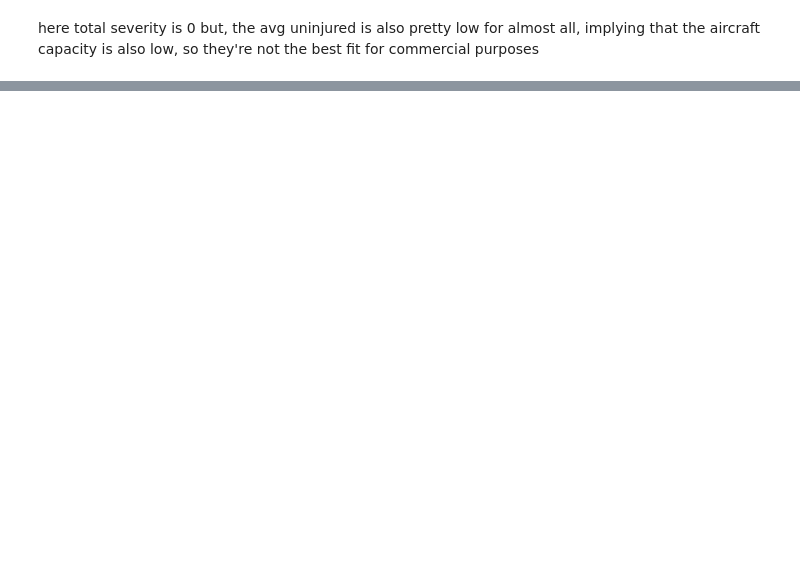
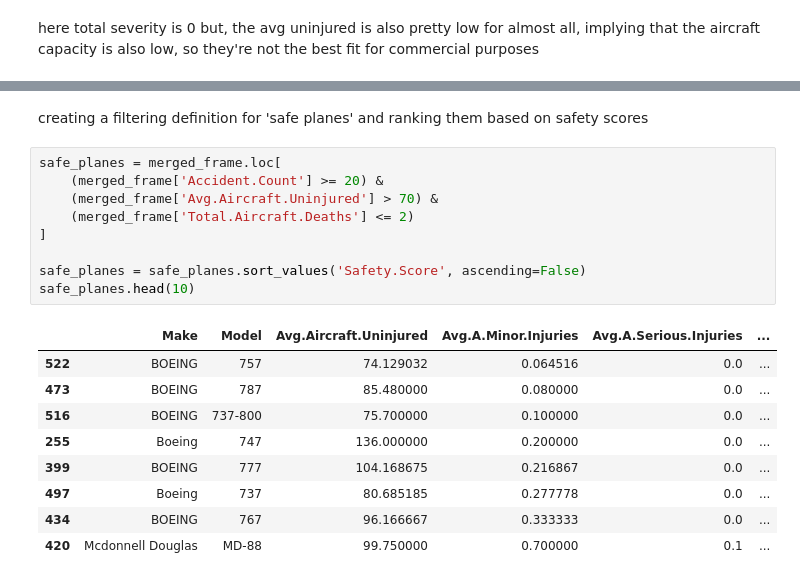
Before and after one commit to justmawi-dot/phaseONEproject, a Jupyter notebook: student.ipynb, the cells around one changed output, grey strips where cells are left out. Cells and saved outputs as stored; diff of their text form; blank space fills up the shorter version.

```diff
--- a/student.ipynb
+++ b/student.ipynb
@@ -380,0 +384,21 @@ group engine types by accident count
+# %% [markdown]
+creating a filtering definition for 'safe planes' and ranking them based on safety scores
+# %%
+safe_planes = merged_frame.loc[
+    (merged_frame['Accident.Count'] >= 20) &
+    (merged_frame['Avg.Aircraft.Uninjured'] > 70) &
+    (merged_frame['Total.Aircraft.Deaths'] <= 2)
+]
+
+safe_planes = safe_planes.sort_values('Safety.Score', ascending=False)
+safe_planes.head(10)
+# %% [output]
+|  | Make | Model | Avg.Aircraft.Uninjured | Avg.A.Minor.Injuries | Avg.A.Serious.Injuries | ... |
+| 522 | BOEING | 757 | 74.129032 | 0.064516 | 0.0 | ... |
+| 473 | BOEING | 787 | 85.480000 | 0.080000 | 0.0 | ... |
+| 516 | BOEING | 737-800 | 75.700000 | 0.100000 | 0.0 | ... |
+| 255 | Boeing | 747 | 136.000000 | 0.200000 | 0.0 | ... |
+| 399 | BOEING | 777 | 104.168675 | 0.216867 | 0.0 | ... |
+| 497 | Boeing | 737 | 80.685185 | 0.277778 | 0.0 | ... |
+| 434 | BOEING | 767 | 96.166667 | 0.333333 | 0.0 | ... |
+| 420 | Mcdonnell Douglas | MD-88 | 99.750000 | 0.700000 | 0.1 | ... |
```
Also changed, not shown: parts of 11 cells of this notebook.
